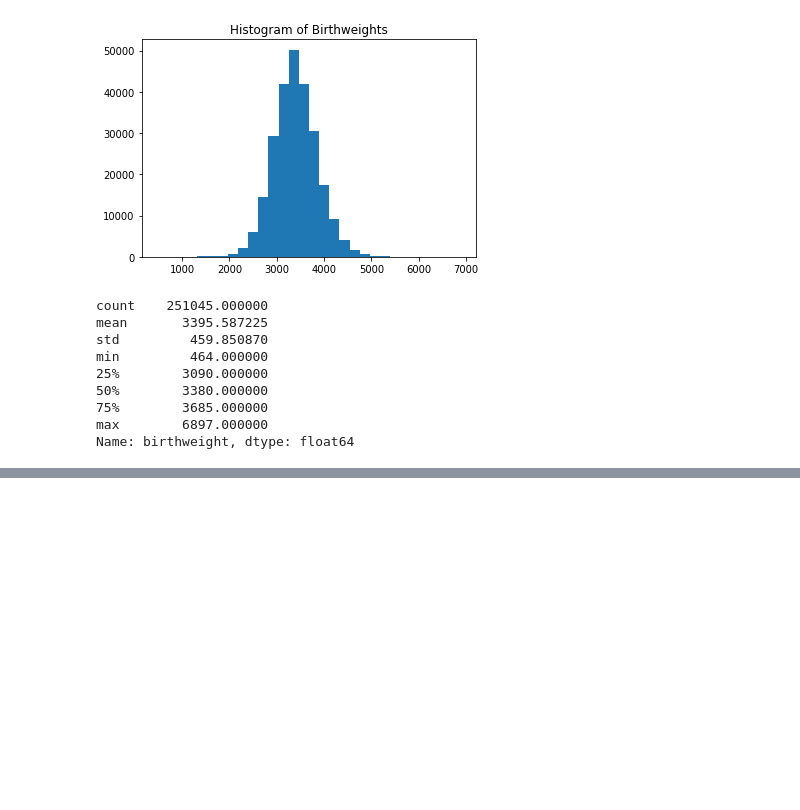
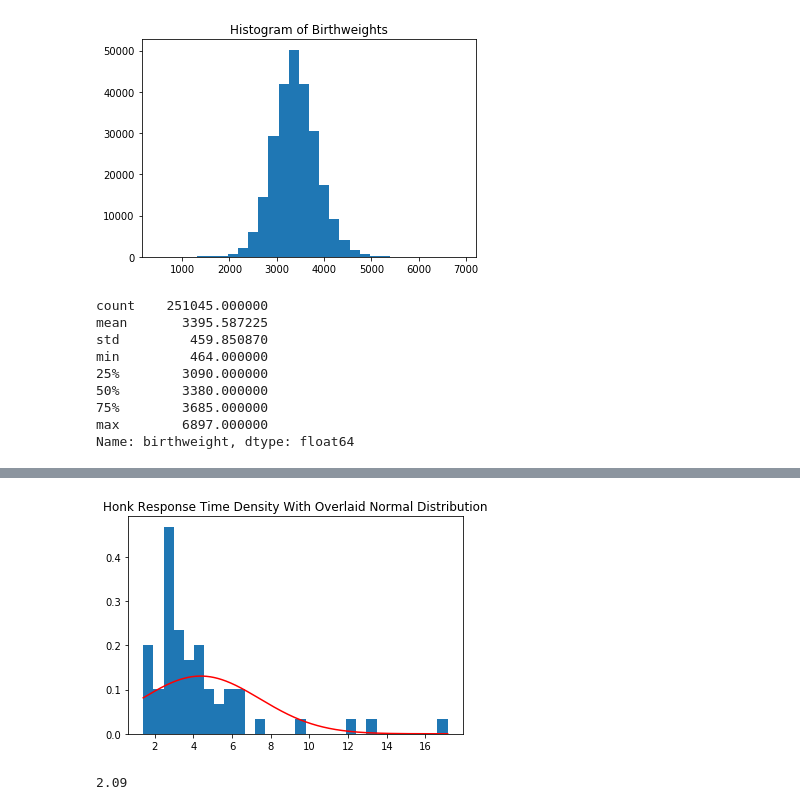
Before and after one commit to gredellm/python-intro-stats-sp, a Jupyter notebook: ISCAM Descriptive Statistics.ipynb, the cells around one changed output, grey strips where cells are left out. Saved outputs shown, nothing was run; the diff lists cells and outputs as text; code cells hidden in the pictures; blank space fills up the shorter version.

```diff
--- a/ISCAM Descriptive Statistics.ipynb
+++ b/ISCAM Descriptive Statistics.ipynb
@@ -119,0 +177,33 @@ xmax
+# %%
+# Overlay normal distribution to observe fit
+
+norm_vals = norm.rvs(honks.responsetime)
+mu, sd = norm.fit(norm_vals)
+
+# Plot birthweight histogram
+plt.hist(honks.responsetime, bins = 30, density = True)
+
+# Python will require that we do a little more to help build the plot of the
+# normal distribution than R does, so we'll start by telling it what range of
+# values of X to plot over
+xmin = honks.responsetime.min()
+xmax = honks.responsetime.max()
+xrange = np.linspace(xmin, xmax, 1000)
+
+# With that, generate the normal distribution
+pdf = norm.pdf(xrange, mu, sd)
+
+# Then add the created distribution to the plot
+plt.plot(xrange, pdf, 'r')
+
+# Add a title and display the finished graph
+plt.title("Honk Response Time Density With Overlaid Normal Distribution")
+plt.show()
+# %% [output]
+[figure, added]
+# %%
+# Calculate IQR
+from scipy.stats import iqr
+iqr(honks.responsetime)
+# %% [output]
+2.09
```
Also changed, not shown: parts of 23 cells of this notebook, 3 other files.
